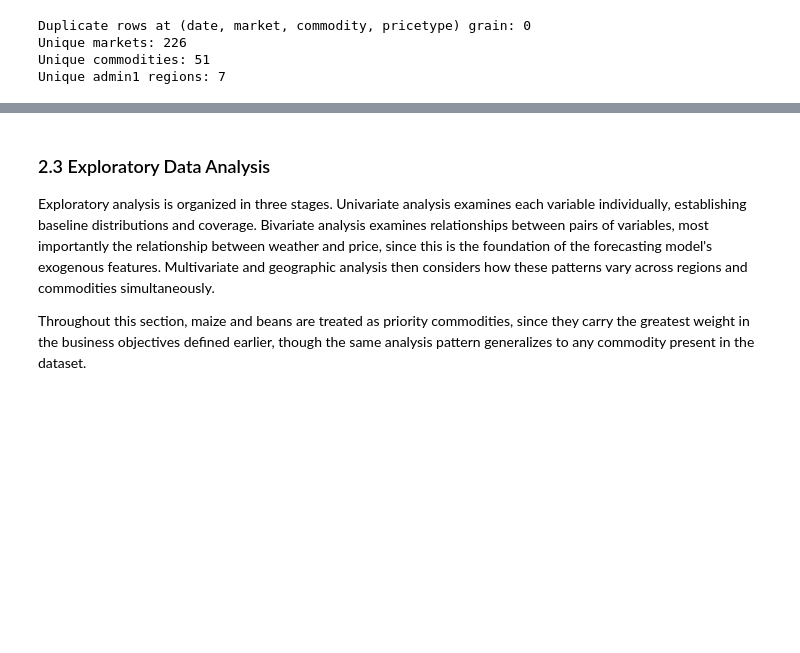
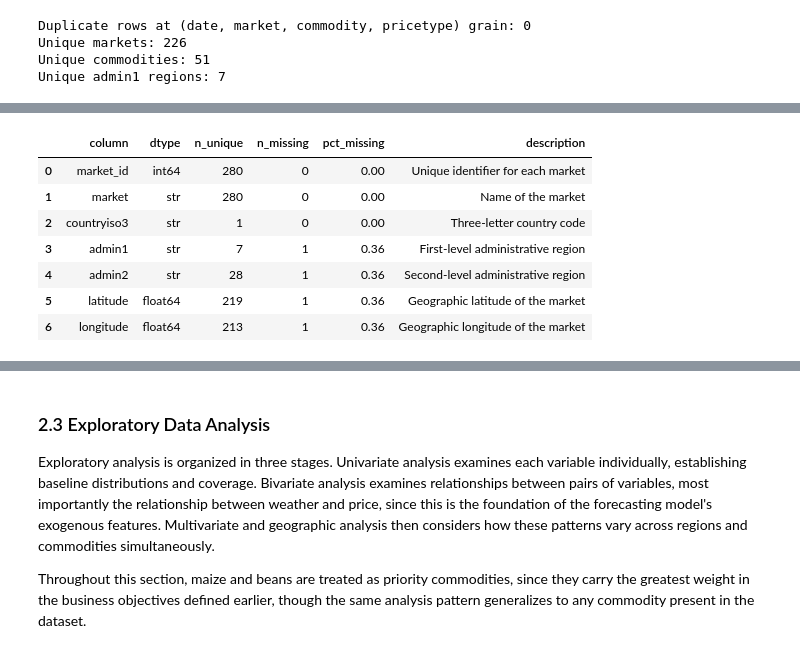
Before and after one commit to kevinkiplangat432/Predictive-Time-Series-Pipeline-using-a-Dual-Input-LSTM-and-Geospatial-Mapping, a Jupyter notebook: kenyan_prices_food.ipynb, the cells around one changed output, grey strips where cells are left out. Drawn from its saved outputs; the diff is of its cells as text; code cells hidden in the pictures; blank space fills up the shorter version.

```diff
--- a/kenyan_prices_food.ipynb
+++ b/kenyan_prices_food.ipynb
@@ -334,3 +334,11 @@ Cleaned dataset shape: (27384, 16)
 | 2 | 2024-09-15 | Coast | Tana River | Adele Center | 10441 | -0.47 | 39.61 | cereals and tubers | Rice (aromatic) | 894 | ... |
 | 3 | 2024-09-15 | Coast | Tana River | Adele Center | 10441 | -0.47 | 39.61 | miscellaneous food | Salt | 185 | ... |
 | 4 | 2024-09-15 | Coast | Tana River | Adele Center | 10441 | -0.47 | 39.61 | miscellaneous food | Sugar | 97 | ... |
+# %%
+# Load the Kenya markets dataset
+markets_raw = pd.read_csv("datasets/wfp_markets_ken.csv")
+
+# Preview the market records and dataset structure
+print(f"Rows: {markets_raw.shape[0]}, Columns: {markets_raw.shape[1]}")
+display(markets_raw.head())
+markets_raw.info()
@@ -336,0 +367,37 @@ Cleaned dataset shape: (27384, 16)
+# %%
+# Build a structured data dictionary for the markets dataset only
+market_descriptions = {
+    "market_id": "Unique identifier for each market",
+    "market": "Name of the market",
+    "countryiso3": "Three-letter country code",
+    "admin1": "First-level administrative region",
+    "admin2": "Second-level administrative region",
+    "latitude": "Geographic latitude of the market",
+    "longitude": "Geographic longitude of the market"
+}
+
+data_dictionary_markets = pd.DataFrame({
+    "column": markets_raw.columns,
+    "dtype": [str(markets_raw[column].dtype) for column in markets_raw.columns],
+    "n_unique": [markets_raw[column].nunique() for column in markets_raw.columns],
+    "n_missing": [markets_raw[column].isna().sum() for column in markets_raw.columns],
+    "pct_missing": [
+        (markets_raw[column].isna().mean() * 100).round(2)
+        for column in markets_raw.columns
+    ],
+    "description": [
+        market_descriptions.get(column, "Description not specified")
+        for column in markets_raw.columns
+    ]
+})
+
+data_dictionary_markets
+# %% [output]
+|  | column | dtype | n_unique | n_missing | pct_missing | description |
+| 0 | market_id | int64 | 280 | 0 | 0.00 | Unique identifier for each market |
+| 1 | market | str | 280 | 0 | 0.00 | Name of the market |
+| 2 | countryiso3 | str | 1 | 0 | 0.00 | Three-letter country code |
+| 3 | admin1 | str | 7 | 1 | 0.36 | First-level administrative region |
+| 4 | admin2 | str | 28 | 1 | 0.36 | Second-level administrative region |
+| 5 | latitude | float64 | 219 | 1 | 0.36 | Geographic latitude of the market |
+| 6 | longitude | float64 | 213 | 1 | 0.36 | Geographic longitude of the market |
```
Also changed, not shown: parts of 3 cells of this notebook.
